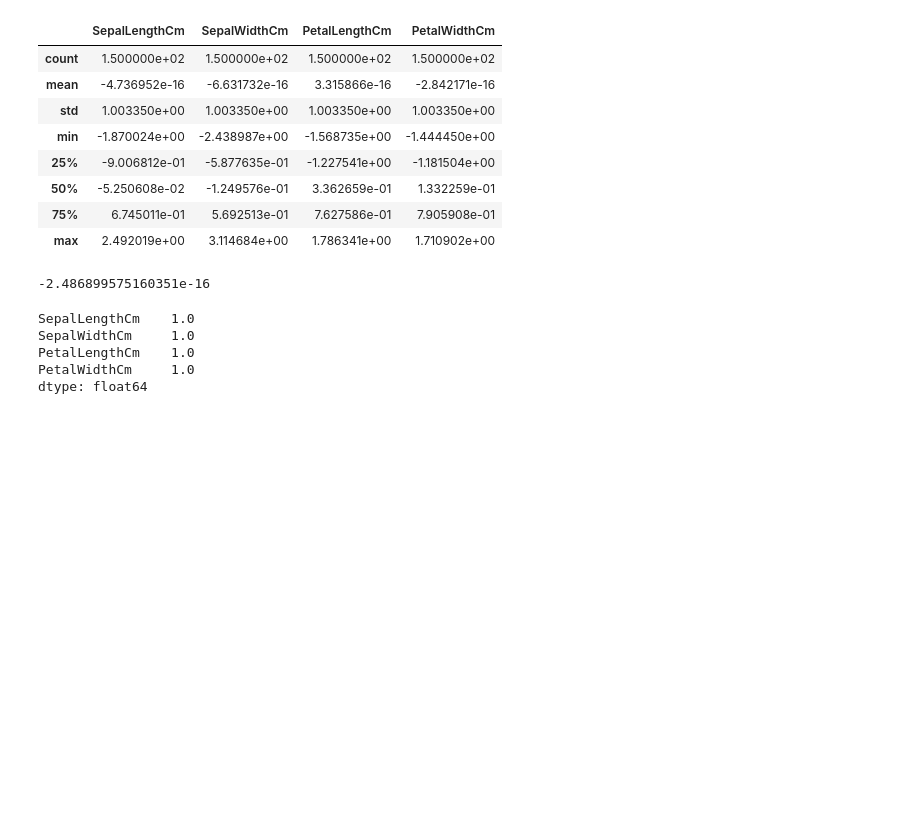
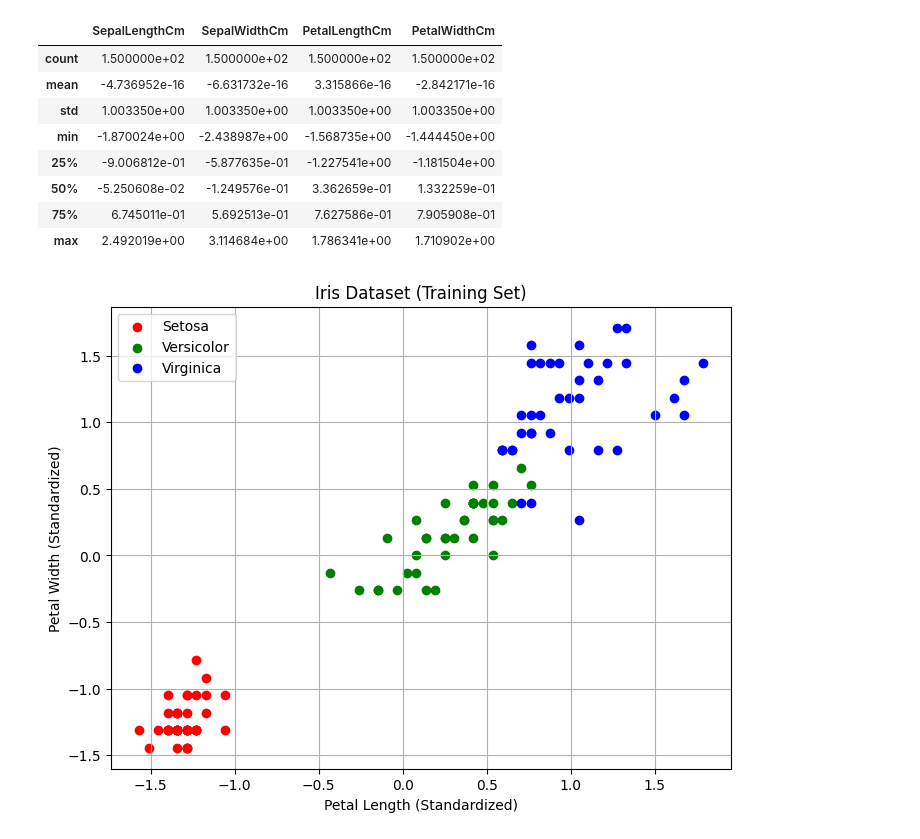
Before and after one commit to Shazal55/ML_Journey, a Jupyter notebook: Iris_Detection_KNN_Model/Iris_KNN_Detection_Model.ipynb, the cells around one changed output. Cells and saved outputs as stored; diff of their text form; code cells hidden in the pictures; blank space fills up the shorter version.

```diff
--- a/Iris_Detection_KNN_Model/Iris_KNN_Detection_Model.ipynb
+++ b/Iris_Detection_KNN_Model/Iris_KNN_Detection_Model.ipynb
@@ -72,15 +74,40 @@ X.describe()
 | 50% | -5.250608e-02 | -1.249576e-01 | 3.362659e-01 | 1.332259e-01 |
 | 75% | 6.745011e-01 | 5.692513e-01 | 7.627586e-01 | 7.905908e-01 |
 | max | 2.492019e+00 | 3.114684e+00 | 1.786341e+00 | 1.710902e+00 |
-# %%
-print(np.mean(X))
-# %% [output]
--2.486899575160351e-16
-# %%
-print(np.std(X))
-# %% [output]
-SepalLengthCm    1.0
-SepalWidthCm     1.0
-PetalLengthCm    1.0
-PetalWidthCm     1.0
-dtype: float64
+# %%
+X = X.to_numpy()
+Y = Y.to_numpy()
+# %%
+np.random.seed(42)
+indices = np.arange(len(X))
+np.random.shuffle(indices)
+
+X = X[indices]
+Y = Y[indices]
+split_ratio = 0.8
+split_index = int(len(X) * split_ratio)
+X_train = X[:split_index]
+X_test = X[split_index:]
+
+Y_train = Y[:split_index]
+Y_test = Y[split_index:]
+# %%
+plt.figure(figsize=(8,6))
+colors = ['red', 'green', 'blue']
+labels = ['Setosa', 'Versicolor', 'Virginica']
+for i in range(3):
+    plt.scatter(
+        X_train[Y_train == i, 2],   # Petal Length
+        X_train[Y_train == i, 3],   # Petal Width
+        color=colors[i],
+        label=labels[i]
+    )
+plt.xlabel("Petal Length (Standardized)")
+plt.ylabel("Petal Width (Standardized)")
+plt.title("Iris Dataset (Training Set)")
+plt.legend()
+plt.grid(True)
+
+plt.show()
+# %% [output]
+[figure, added]
```
Also changed, not shown: parts of 9 cells of this notebook.
